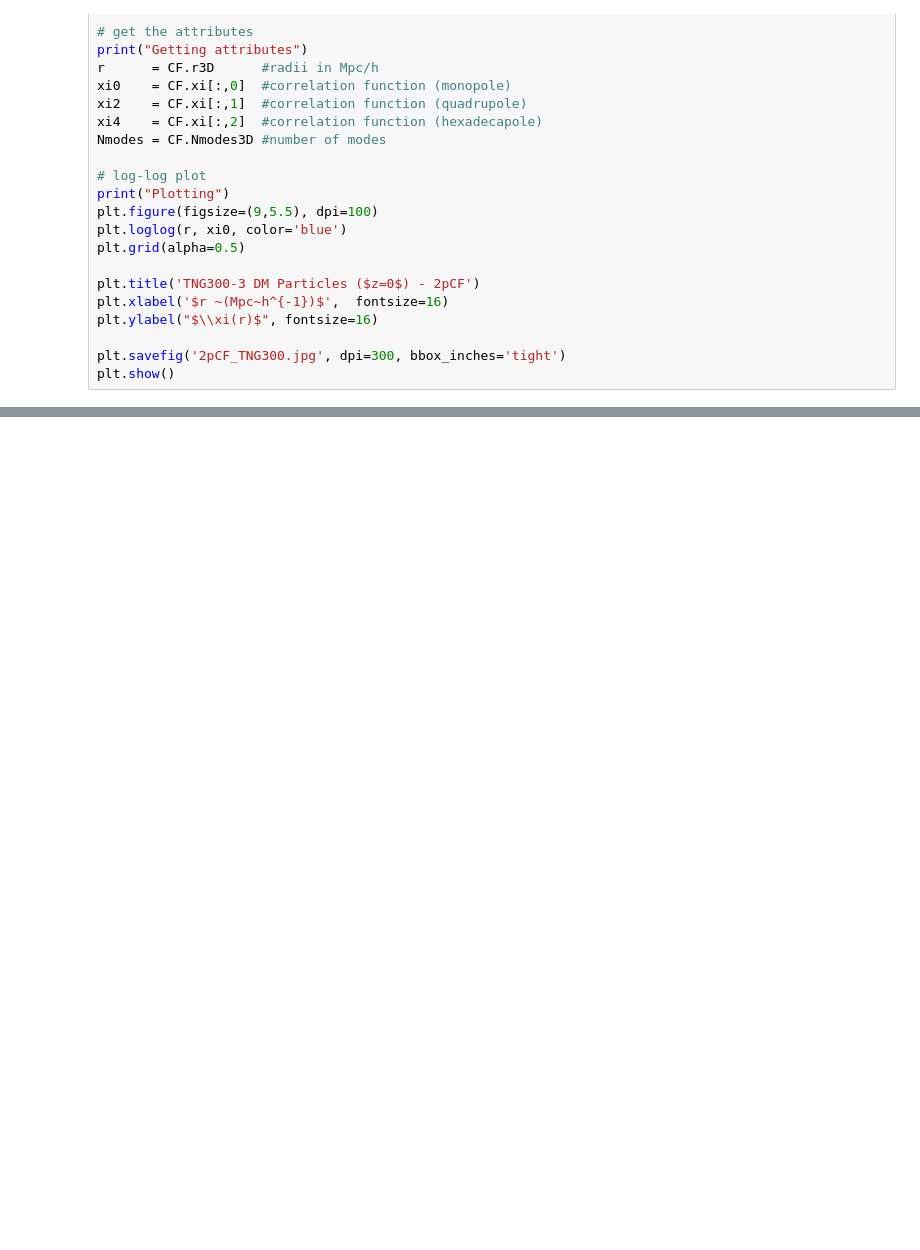
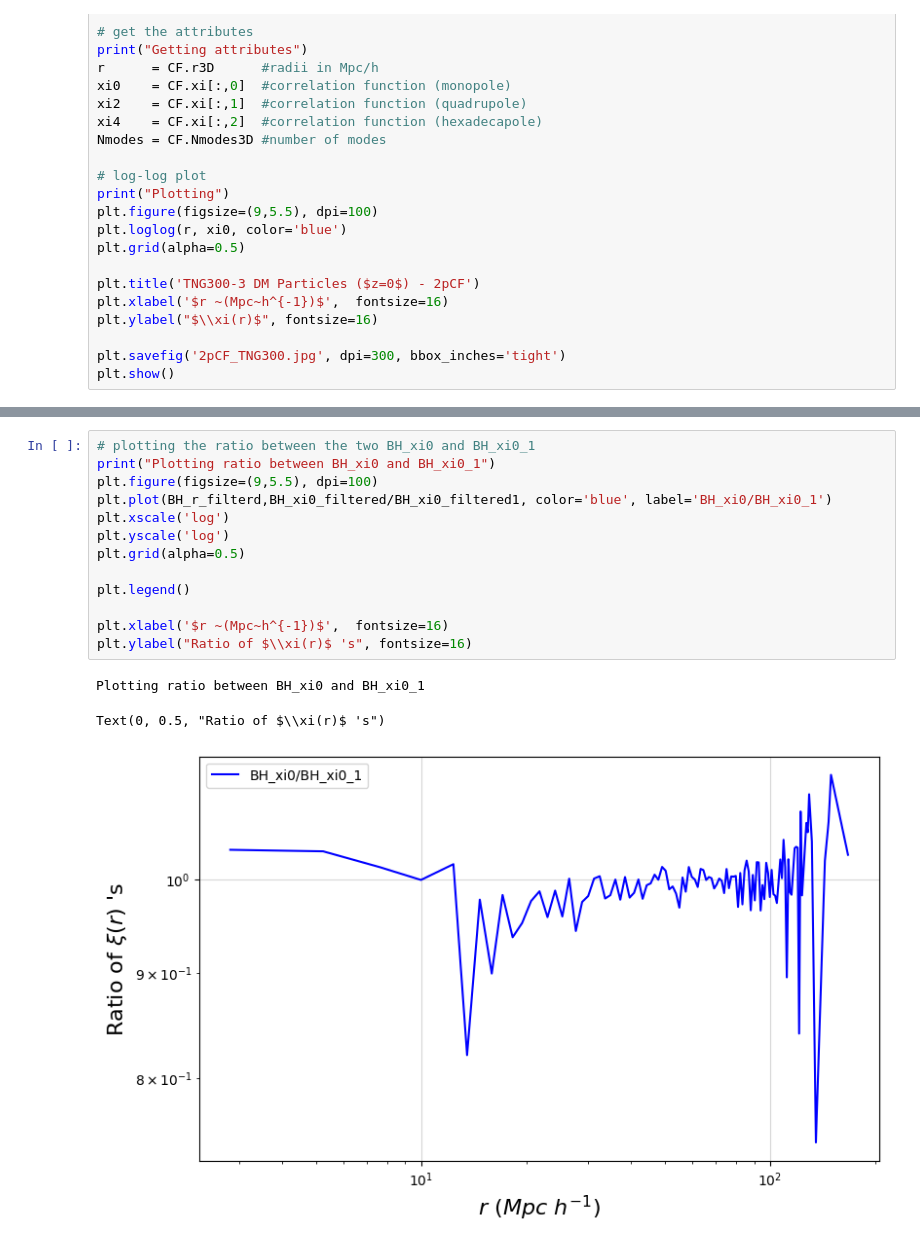
Before and after one commit to sparxastronomy/2022_SummerProject, a Jupyter notebook: Illustris/test.ipynb, the cells around one changed output, grey strips where cells are left out. Drawn from its saved outputs; the diff is of its cells as text; blank space fills up the shorter version.

```diff
--- a/Illustris/test.ipynb
+++ b/Illustris/test.ipynb
@@ -411,0 +533,17 @@ plt.show()
+# %%
+# plotting the ratio between the two BH_xi0 and BH_xi0_1
+print("Plotting ratio between BH_xi0 and BH_xi0_1")
+plt.figure(figsize=(9,5.5), dpi=100)
+plt.plot(BH_r_filterd,BH_xi0_filtered/BH_xi0_filtered1, color='blue', label='BH_xi0/BH_xi0_1')
+plt.xscale('log')
+plt.yscale('log')
+plt.grid(alpha=0.5)
+
+plt.legend()
+
+plt.xlabel('$r ~(Mpc~h^{-1})$',  fontsize=16)
+plt.ylabel("Ratio of $\\xi(r)$ 's", fontsize=16)
+# %% [output]
+Plotting ratio between BH_xi0 and BH_xi0_1
+Text(0, 0.5, "Ratio of $\\xi(r)$ 's")
+[figure, added]
```
Also changed, not shown: parts of 15 cells of this notebook, 8 other files.
